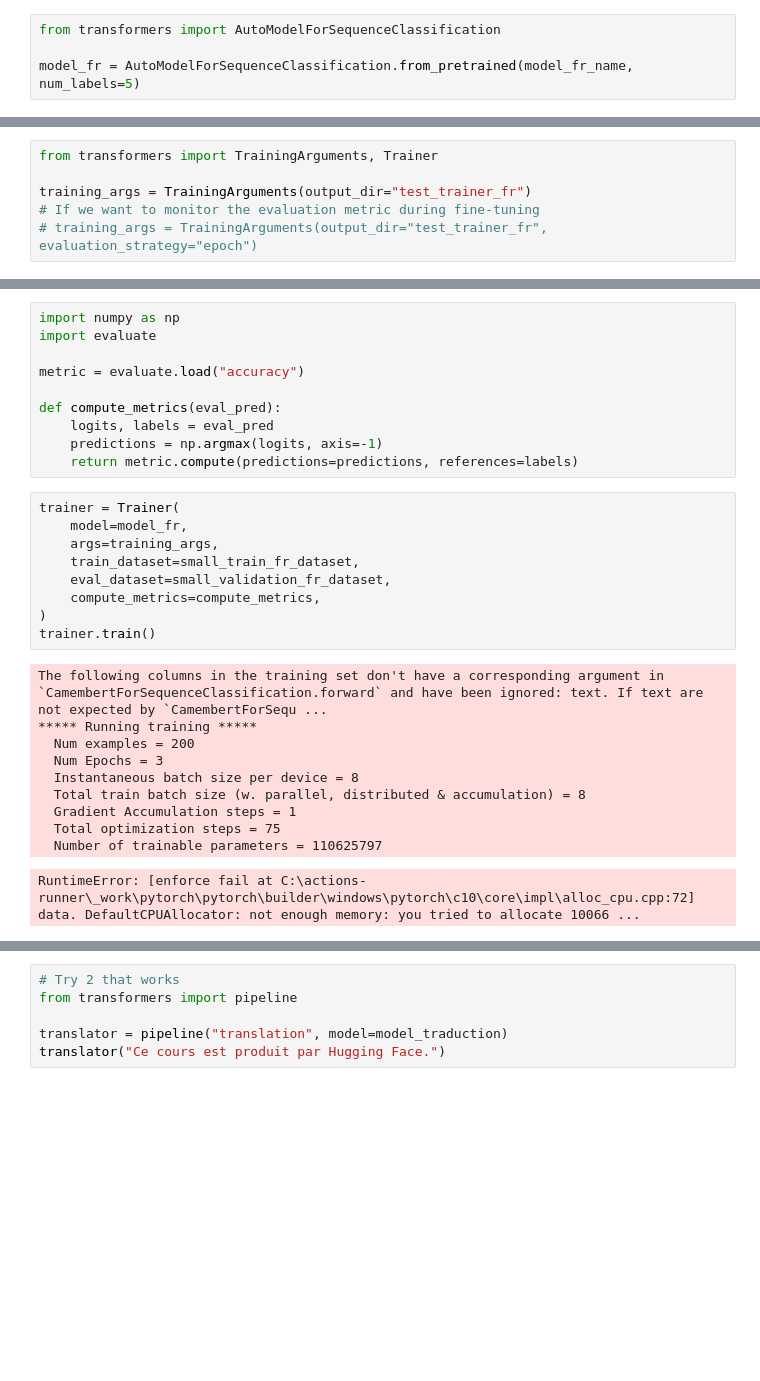
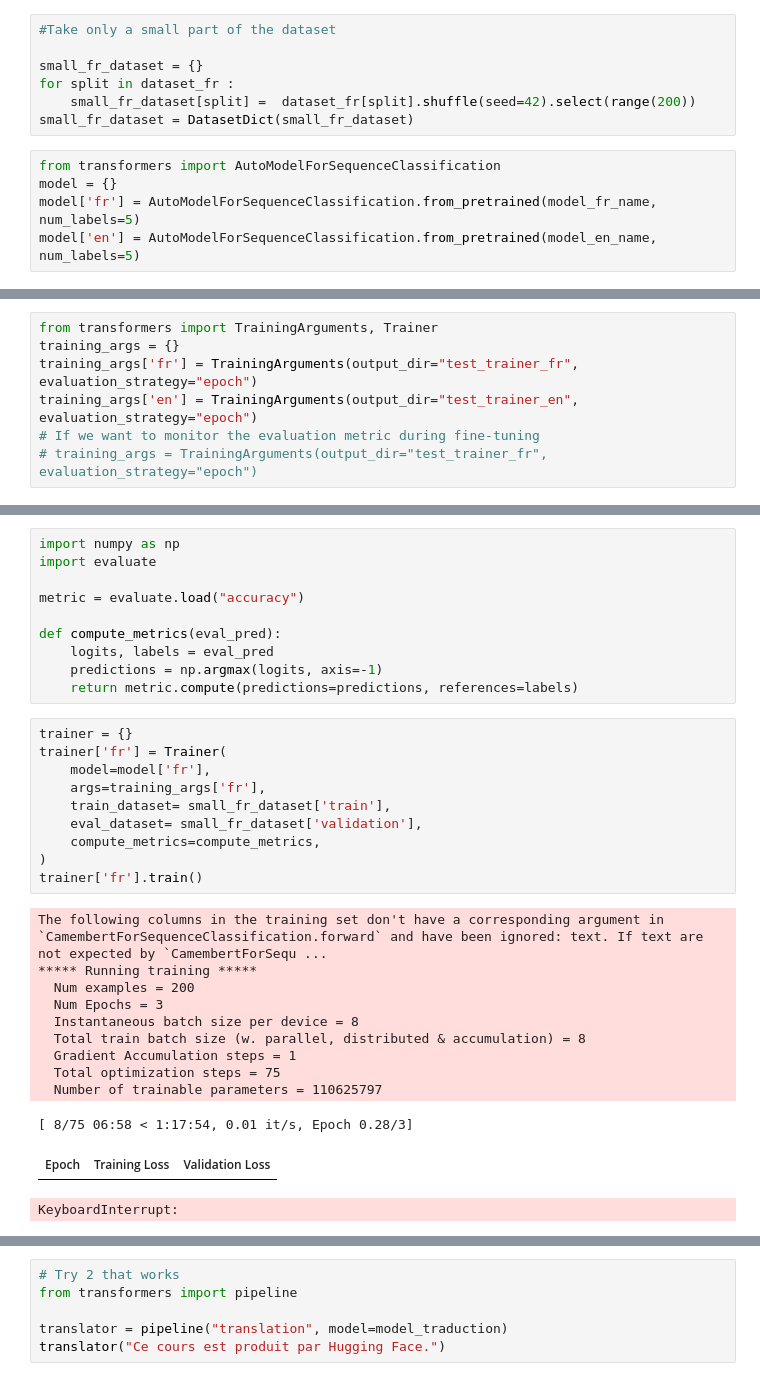
Before and after one commit to MathieuDesponds/Evaluating-Machine-Translation-as-preprocessing-step, a Jupyter notebook: WEEK 3 Fine tune Roberta Camembert and translation.ipynb, the cells around one changed output, grey strips where cells are left out. Saved outputs shown, nothing was run; the diff lists cells and outputs as text; blank space fills up the shorter version.

Commit message:
Ready to train
- Change dataset to dictionnary according to the language
- Polish the code

```diff
--- a/WEEK 3 Fine tune Roberta Camembert and translation.ipynb
+++ b/WEEK 3 Fine tune Roberta Camembert and translation.ipynb
@@ -86,7 +87,15 @@ Loading cached shuffled indices for dataset at C:\Users\mathi\.cache\huggingface
+# %%
+#Take only a small part of the dataset
+
+small_fr_dataset = {}
+for split in dataset_fr :
+    small_fr_dataset[split] =  dataset_fr[split].shuffle(seed=42).select(range(200))
+small_fr_dataset = DatasetDict(small_fr_dataset)
 # %%
 from transformers import AutoModelForSequenceClassification
-
-model_fr = AutoModelForSequenceClassification.from_pretrained(model_fr_name, num_labels=5)
+model = {}
+model['fr'] = AutoModelForSequenceClassification.from_pretrained(model_fr_name, num_labels=5)
+model['en'] = AutoModelForSequenceClassification.from_pretrained(model_en_name, num_labels=5)
 # %% [output]
 loading configuration file config.json from cache at C:\Users\mathi/.cache\huggingface\hub\models--camembert-base\snapshots\3f452b6e5a89b0e6c828c9bba2642bc577086eae\config.json
 Model config CamembertConfig {
@@ -108,7 +123,8 @@ You should probably TRAIN this model on a down-stream task to be able to use it
 # %%
 from transformers import TrainingArguments, Trainer
-
-training_args = TrainingArguments(output_dir="test_trainer_fr")
+training_args = {}
+training_args['fr'] = TrainingArguments(output_dir="test_trainer_fr", evaluation_strategy="epoch")
+training_args['en'] = TrainingArguments(output_dir="test_trainer_en", evaluation_strategy="epoch")
 # If we want to monitor the evaluation metric during fine-tuning
 # training_args = TrainingArguments(output_dir="test_trainer_fr", evaluation_strategy="epoch")
 # %% [output]
@@ -125,23 +143,26 @@ def compute_metrics(eval_pred):
     predictions = np.argmax(logits, axis=-1)
     return metric.compute(predictions=predictions, references=labels)
 # %%
-trainer = Trainer(
-    model=model_fr,
-    args=training_args,
-    train_dataset=small_train_fr_dataset,
-    eval_dataset=small_validation_fr_dataset,
+trainer = {}
+trainer['fr'] = Trainer(
+    model=model['fr'],
+    args=training_args['fr'],
+    train_dataset= small_fr_dataset['train'],
+    eval_dataset= small_fr_dataset['validation'],
     compute_metrics=compute_metrics,
 )
-trainer.train()
+trainer['fr'].train()
 # %% [output]
 The following columns in the training set don't have a corresponding argument in `CamembertForSequenceClassification.forward` and have been ignored: text. If text are not expected by `CamembertForSequ ...
 ***** Running training *****
   Num examples = 200
   Num Epochs = 3
   Instantaneous batch size per device = 8
   Total train batch size (w. parallel, distributed & accumulation) = 8
   Gradient Accumulation steps = 1
   Total optimization steps = 75
   Number of trainable parameters = 110625797
-RuntimeError: [enforce fail at C:\actions-runner\_work\pytorch\pytorch\builder\windows\pytorch\c10\core\impl\alloc_cpu.cpp:72] data. DefaultCPUAllocator: not enough memory: you tried to allocate 10066 ...
+[ 8/75 06:58 < 1:17:54, 0.01 it/s, Epoch 0.28/3]
+| Epoch | Training Loss | Validation Loss |
+KeyboardInterrupt:
 # %% [markdown]
```
Also changed, not shown: parts of 13 cells of this notebook.
